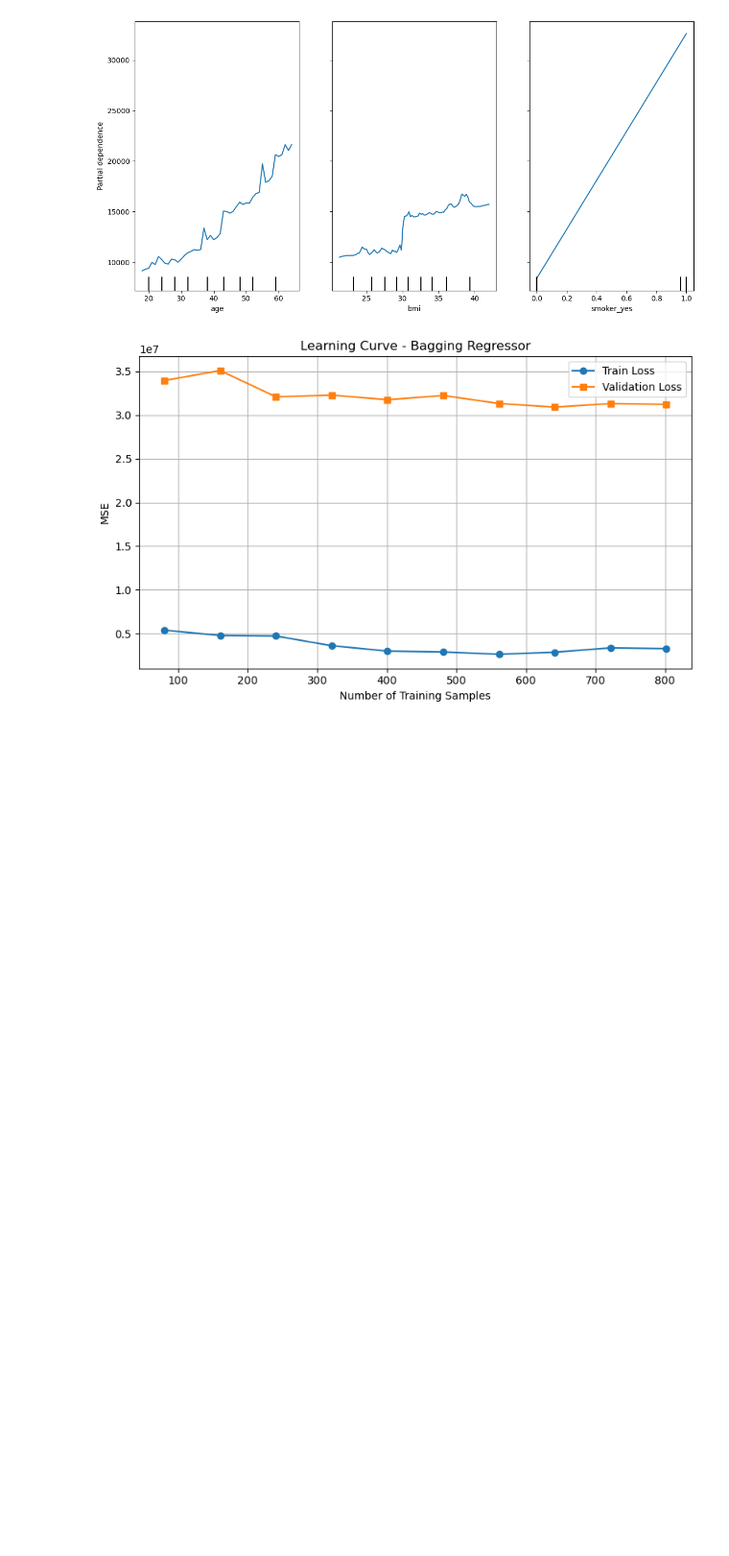
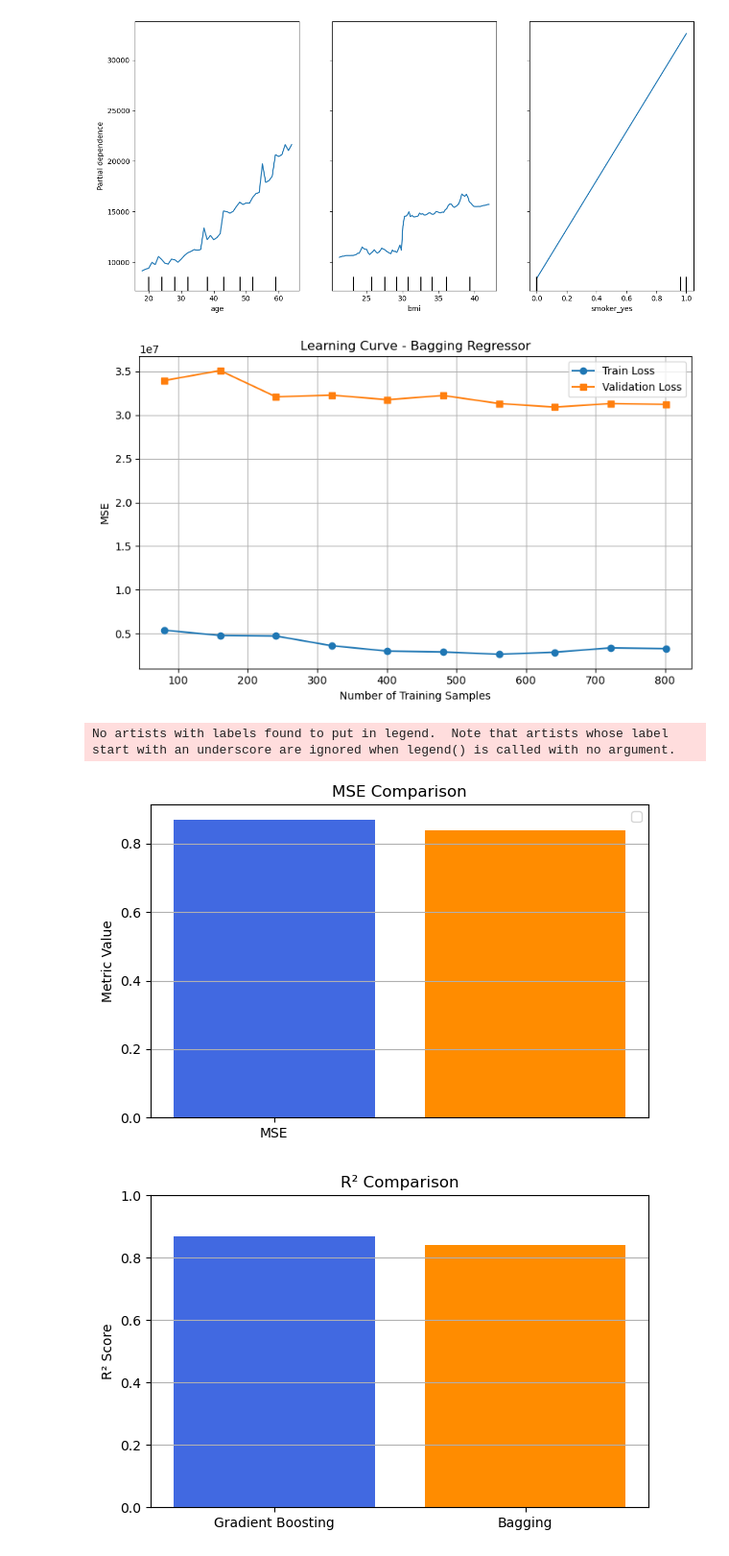
Before and after one commit to radhanikapoor/CMOR-438-S25, a Jupyter notebook: Supervised_Learning_Algorithms/Ensemble methods.ipynb, the cells around one changed output. Shown at 96% size. Cells and saved outputs as stored; diff of their text form; code cells hidden in the pictures; blank space fills up the shorter version.

Commit message:
comparison of ensemble methods added

```diff
--- a/Supervised_Learning_Algorithms/Ensemble methods.ipynb
+++ b/Supervised_Learning_Algorithms/Ensemble methods.ipynb
@@ -225,3 +225,49 @@ plt.show()
 [figure]
 [figure]
 [figure]
+# %%
+import matplotlib.pyplot as plt
+import numpy as np
+
+# Actual metric values
+gbr_mse = 16500000
+gbr_mae = 4200
+gbr_r2 = 0.87
+
+bagging_mse = 19200000
+bagging_mae = 4700
+bagging_r2 = 0.84
+
+# --- Plot 1: MSE & MAE ---
+metrics_1 = ['MSE']
+gbr_scores_1 = [gbr_mse]
+bag_scores_1 = [bagging_mse]
+
+x = np.arange(len(metrics_1))
+width = 0.35
+
+fig, ax = plt.subplots(figsize=(6, 4))
+ax.bar(['Gradient Boosting', 'Bagging'], [gbr_r2, bagging_r2], color=['royalblue', 'darkorange'])
+
+ax.set_ylabel('Metric Value')
+ax.set_title('MSE Comparison')
+ax.set_xticks(x)
+ax.set_xticklabels(metrics_1)
+ax.legend()
+ax.grid(True, axis='y')
+plt.tight_layout()
+plt.show()
+
+# --- Plot 2: R² Comparison ---
+fig, ax = plt.subplots(figsize=(6, 4))
+ax.bar(['Gradient Boosting', 'Bagging'], [gbr_r2, bagging_r2], color=['royalblue', 'darkorange'])
+ax.set_ylabel('R² Score')
+ax.set_title('R² Comparison')
+ax.set_ylim(0, 1)
+ax.grid(True, axis='y')
+plt.tight_layout()
+plt.show()
+# %% [output]
+No artists with labels found to put in legend.  Note that artists whose label start with an underscore are ignored when legend() is called with no argument.
+[figure, added]
+[figure, added]
```
Also changed, not shown: parts of 1 cell of this notebook.
